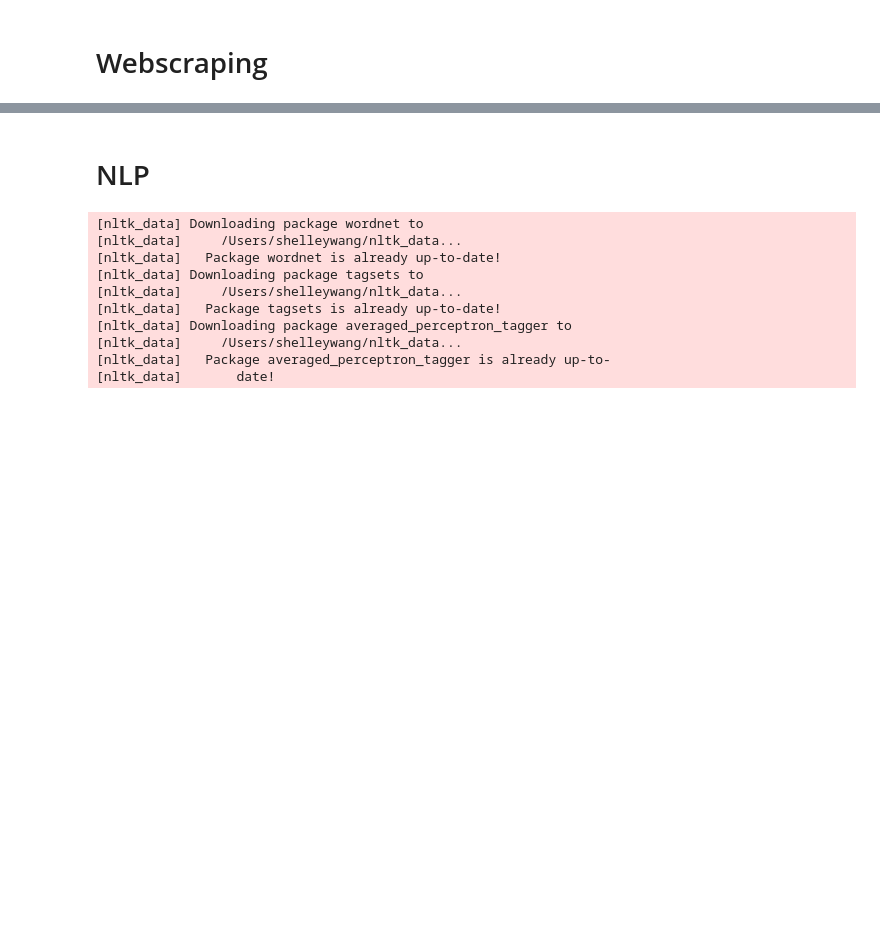
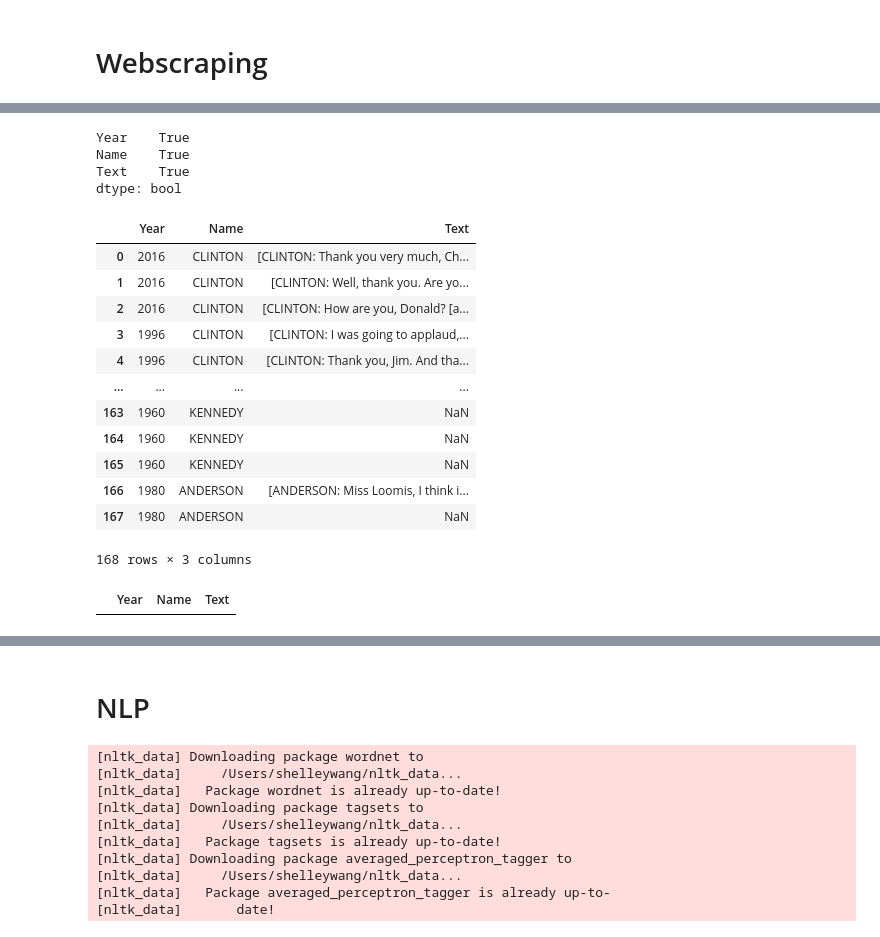
Before and after one commit to natehiatt/presidency_project, a Jupyter notebook: notebooks/shelley_scratch.ipynb, the cells around one changed output, grey strips where cells are left out. Drawn from its saved outputs; the diff is of its cells as text; code cells hidden in the pictures; blank space fills up the shorter version.

```diff
--- a/notebooks/shelley_scratch.ipynb
+++ b/notebooks/shelley_scratch.ipynb
@@ -143,0 +124,19 @@ Indices: [(2177, 3952), (8946, 10940), (14304, 15837), (18552, 18639), (18658, 1
+# %%
+import pandas as pd
+
+names = ['CLINTON', 'TRUMP', 'OBAMA', 'ROMNEY', 'MCCAIN', 'BUSH', 'KERRY', 'GORE', 'CLINTON', 'DOLE', 'DUKAKIS', 'REAGAN', 'MONDALE', 'CARTER', 'FORD', 'NIXON', 'KENNEDY', 'ANDERSON']
+
+dict2 = {'Year': [], 'Name': [], 'Text': []}
+df2 = pd.DataFrame(dict2)
+
+def text_extractor(data):
+    for name in names:
+        for index, row in df.iterrows():
+            if name in row['text']:
+                extracted_text = extract_text_segments(row['text'], name)
+                year = row['date'][-4:]
+                df2.loc[len(df2.index)] = [year, name, extracted_text]
+    return df2
+
+result_df = text_extractor(df)
+print(result_df)
@@ -143,0 +160,24 @@ Indices: [(2177, 3952), (8946, 10940), (14304, 15837), (18552, 18639), (18658, 1
+# %%
+result_df.iloc[166] == result_df.iloc[167]
+# %% [output]
+Year    True
+Name    True
+Text    True
+dtype: bool
+# %%
+result_df['Text'] = result_df['Text'].drop_duplicates(keep='first')
+result_df
+# %% [output]
+|  | Year | Name | Text |
+| 0 | 2016 | CLINTON | [CLINTON: Thank you very much, Ch... |
+| 1 | 2016 | CLINTON | [CLINTON: Well, thank you. Are yo... |
+| 2 | 2016 | CLINTON | [CLINTON: How are you, Donald? [a... |
+| 3 | 1996 | CLINTON | [CLINTON: I was going to applaud,... |
+| 4 | 1996 | CLINTON | [CLINTON: Thank you, Jim. And tha... |
+| ... | ... | ... | ... |
+| 163 | 1960 | KENNEDY | NaN |
+| 164 | 1960 | KENNEDY | NaN |
+| 165 | 1960 | KENNEDY | NaN |
+| 166 | 1980 | ANDERSON | [ANDERSON: Miss Loomis, I think i... |
+| 167 | 1980 | ANDERSON | NaN |
+168 rows × 3 columns
@@ -143,0 +186,4 @@ Indices: [(2177, 3952), (8946, 10940), (14304, 15837), (18552, 18639), (18658, 1
+# %%
+result_df[result_df['Text'].isna() == True]
+# %% [output]
+|  | Year | Name | Text |
```
Also changed, not shown: parts of 37 cells of this notebook, 2 other files.
